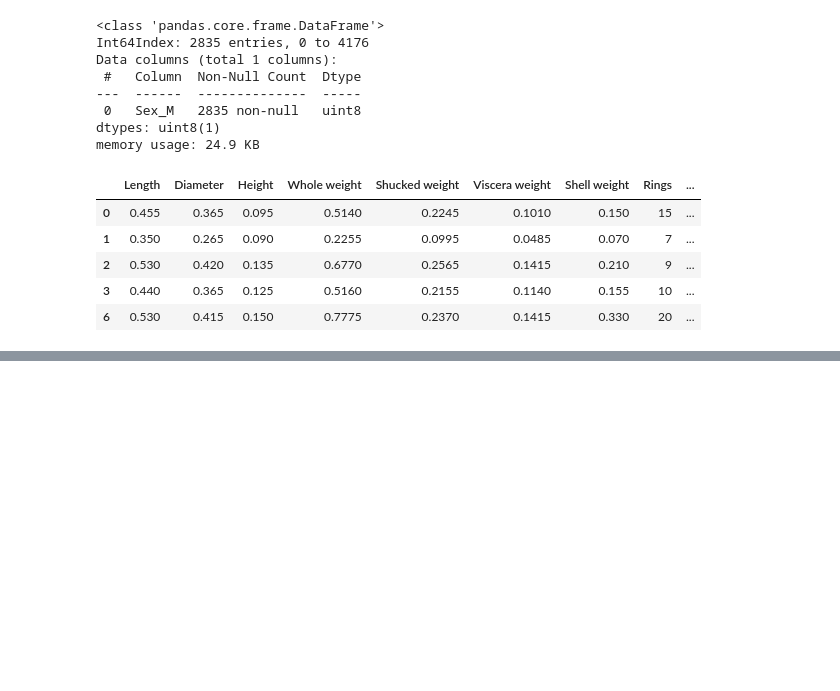
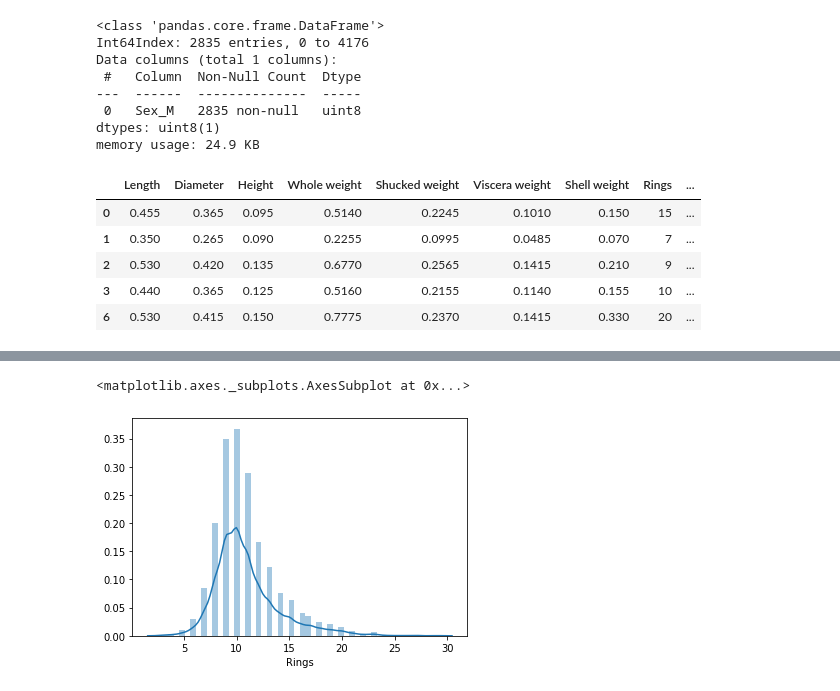
Before and after one commit to sateesh12/bin_utils, a Jupyter notebook: Logistics_Regression.ipynb, the cells around one changed output, grey strips where cells are left out. Cells and saved outputs as stored; diff of their text form; code cells hidden in the pictures; blank space fills up the shorter version.

```diff
--- a/Logistics_Regression.ipynb
+++ b/Logistics_Regression.ipynb
@@ -208,0 +246,6 @@ AttributeError: 'DataFrame' object has no attribute 'Height'
+# %%
+# This variable needs to be outside
+sns.distplot(fdf_normalized.Rings)
+# %% [output]
+<matplotlib.axes._subplots.AxesSubplot at 0x...>
+[figure, added]
```
Also changed, not shown: parts of 14 cells of this notebook.
